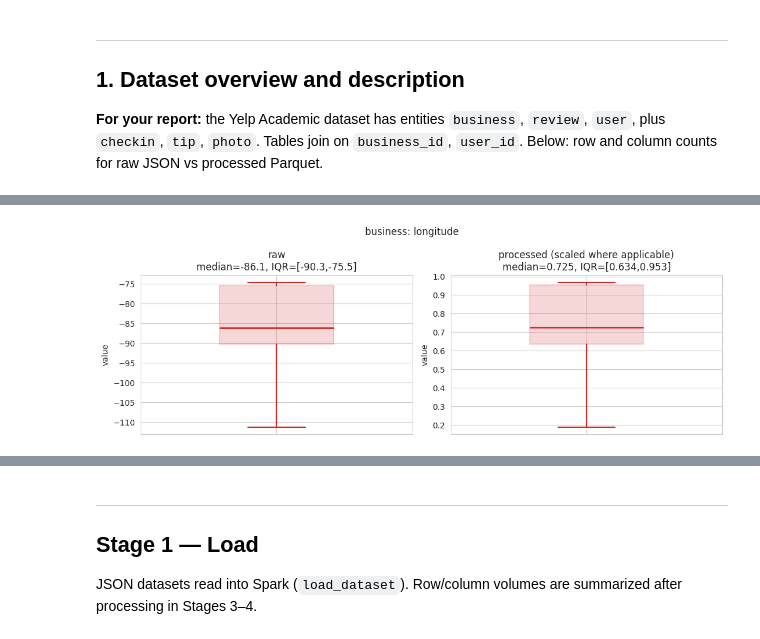
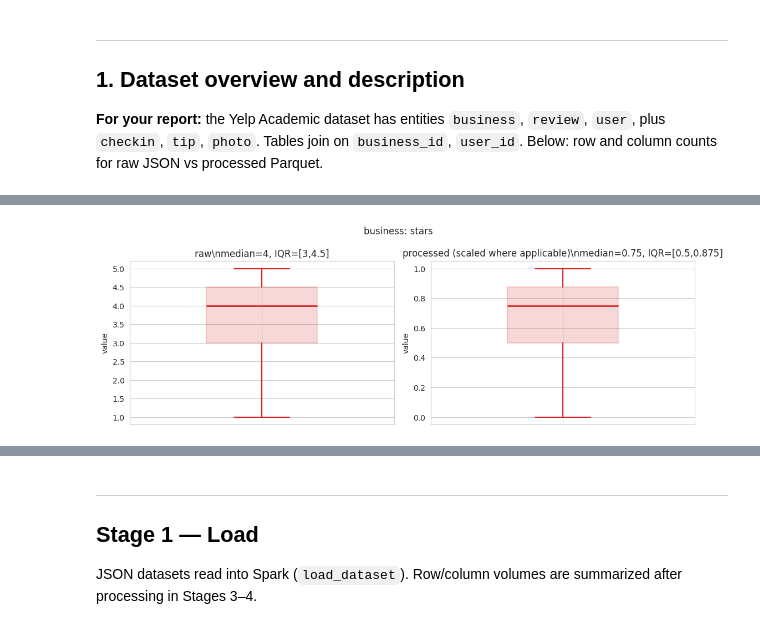
Before and after one commit to big-data-lpnu/yelp-spark-project, a Jupyter notebook: src/notebooks/preprocessing_comparison.ipynb, the cells around one changed output, grey strips where cells are left out. Drawn from its saved outputs; the diff is of its cells as text; code cells hidden in the pictures.

```diff
--- a/src/notebooks/preprocessing_comparison.ipynb
+++ b/src/notebooks/preprocessing_comparison.ipynb
@@ -186,20 +90,13 @@ For each table, we plot **paired histograms / bar charts** for every column name
 import numpy as np
 
 
-def _degenerate_series(s) -> bool:
-    s = pd.Series(s).dropna()
-    if len(s) <= 1:
-        return True
-    return bool(s.nunique() <= 1)
-
-
-def _plot_axis_dist(ax, s, title: str, *, max_bar_levels: int = 30) -> None:
+def _plot_axis_dist(ax, s, title: str) -> None:
     s = pd.Series(s).dropna()
     if len(s) == 0:
         ax.text(
             0.5,
             0.5,
-            f"{title}\n(no data)",
+            f"{title}\\n(no data)",
             ha="center",
             va="center",
             transform=ax.transAxes,
@@ -214,46 +111,28 @@ def _plot_axis_dist(ax, s, title: str, *, max_bar_levels: int = 30) -> None:
         patch_artist=True,
     )
     medians = bp.get("medians") or []
-    # Force consistent red styling (user request: yellow -> red).
     color = "#d62728"
-
-    # Make the box/IQR rectangle visible (not just thin lines).
     for box in bp.get("boxes", []):
         box.set_facecolor(color)
         box.set_alpha(0.18)
         box.set_edgecolor(color)
         box.set_linewidth(1.6)
-
     for median in medians:
         median.set_color(color)
         median.set_linewidth(2.0)
-
     for whisker in bp.get("whiskers", []):
         whisker.set_color(color)
         whisker.set_linewidth(1.6)
-
     for cap in bp.get("caps", []):
         cap.set_color(color)
         cap.set_linewidth(1.6)
     ax.set_xticks([1])
     ax.set_xticklabels([""], fontsize=8)
     ax.set_ylabel("value")
-    ax.set_title(f"{title}\nmedian={med:.3g}, IQR=[{q1:.3g},{q3:.3g}]")
-    return
-    nu = int(s.nunique())
-    if nu <= max_bar_levels:
-        vc = s.value_counts().sort_index()
-        vc.plot(kind="bar", ax=ax, color="steelblue", edgecolor="black", width=0.85)
-        ax.set_xticklabels([str(x)[:14] for x in vc.index], rotation=45, ha="right")
-        ax.set_ylabel("count")
-    else:
-        nb = min(40, max(10, int(np.sqrt(len(s)))))
-        s.hist(ax=ax, bins=nb, edgecolor="black", alpha=0.75, color="steelblue")
-        ax.set_ylabel("frequency")
-    ax.set_title(title)
+    ax.set_title(f"{title}\\nmedian={med:.3g}, IQR=[{q1:.3g},{q3:.3g}]")
 
 
-# Sampling per table (single-column selects; tune if runtime is high)
+NUMERIC_SAMPLE = 0.05  # review only; other tables use full data
 PLOT_FRAC = {
     "business": 0.12,
     "review": 0.05,
@@ -262,49 +141,41 @@ PLOT_FRAC = {
     "tip": 0.12,
     "photo": 0.35,
 }
+TABLE_ORDER = ["business", "review", "user", "checkin", "tip", "photo"]
+# Only these columns get boxplots (raw vs processed); rest are summary-only.
+BOXPLOT_COLUMNS = {
+    "business": ["stars", "review_count"],
+    "review": ["useful"],
+    "user": ["average_stars", "review_count", "useful"],
+    "checkin": ["checkin_count"],
+}
 
-TABLE_ORDER = ["business", "review", "user", "checkin", "tip", "photo"]
-fig_num = 12
-
-for name in TABLE_ORDER:
+for table_idx, name in enumerate(TABLE_ORDER, start=1):
     if name not in raw or name not in processed:
         continue
+
     rdf, pdf = raw[name], processed[name]
+    sf = NUMERIC_SAMPLE if name == "review" else None
+    sample_note = f" (sample_fraction={sf})" if sf is not None else ""
+
+    display(Markdown(f"### **Table 2.{table_idx}** — `{name}`"))
+    display(Markdown(f"**Raw** numeric features — Spark `summary()`{sample_note}"))
+    display(numeric_describe(rdf, sample_fraction=sf))
+    display(Markdown(f"**Processed** numeric features — Spark `summary()`{sample_note}"))
+    display(numeric_describe(pdf, sample_fraction=sf))
+
     paired = sorted(set(numeric_columns(rdf)) & set(numeric_columns(pdf)))
     frac = PLOT_FRAC.get(name, 0.15)
-    display(
-        Markdown(
-            f"#### `{name}` — {len(paired)} numeric column(s) in both raw and processed"
-        )
-    )
-    for col_idx, col in enumerate(paired):
-        if col_idx % 2 == 1:
+    fig_idx = 0
+    for col in BOXPLOT_COLUMNS.get(name, []):
+        if col not in paired:
             continue
         pr = to_pandas_sample(rdf.select(col), fraction=frac, columns=[col])
         pp = to_pandas_sample(pdf.select(col), fraction=frac, columns=[col])
-        pr_s = pd.Series(pr[col]).dropna()
-        pp_s = pd.Series(pp[col]).dropna()
-
-        def _is_booleanish(x: pd.Series) -> bool:
-            if len(x) == 0:
-                return False
-            v = x.to_numpy(dtype=float)
-            r = np.round(v)
-            # tolerate tiny floating errors
-            return bool(np.all((np.abs(v - r) <= 1e-6) & ((r == 0) | (r == 1))))
-
-        # Skip booleans and other low-cardinality “class numerics”.
-        if _is_booleanish(pr_s) or _is_booleanish(pp_s):
-            continue
-        max_classes = 6
-        if max(int(pr_s.nunique()), int(pp_s.nunique())) <= max_classes:
-            continue
-        if _degenerate_series(pr[col]) and _degenerate_series(pp[col]):
-            continue
-        fig_num += 1
+        fig_idx += 1
         display(
             Markdown(
-                f"**Figure 2.{fig_num}** — `{name}`.`{col}` — boxplot summary (raw left, processed right)"
+                f"**Figure 2.{table_idx}.{fig_idx}** — `{name}`.`{col}` — boxplot summary (raw left, processed right)"
             )
         )
         fig, (ax_l, ax_r) = plt.subplots(1, 2, figsize=(11, 3.8))
@@ -319 +210 @@ for name in TABLE_ORDER:
-[figure, old version]
+[figure, new version]
```
Also changed, not shown: parts of 18 cells of this notebook.
